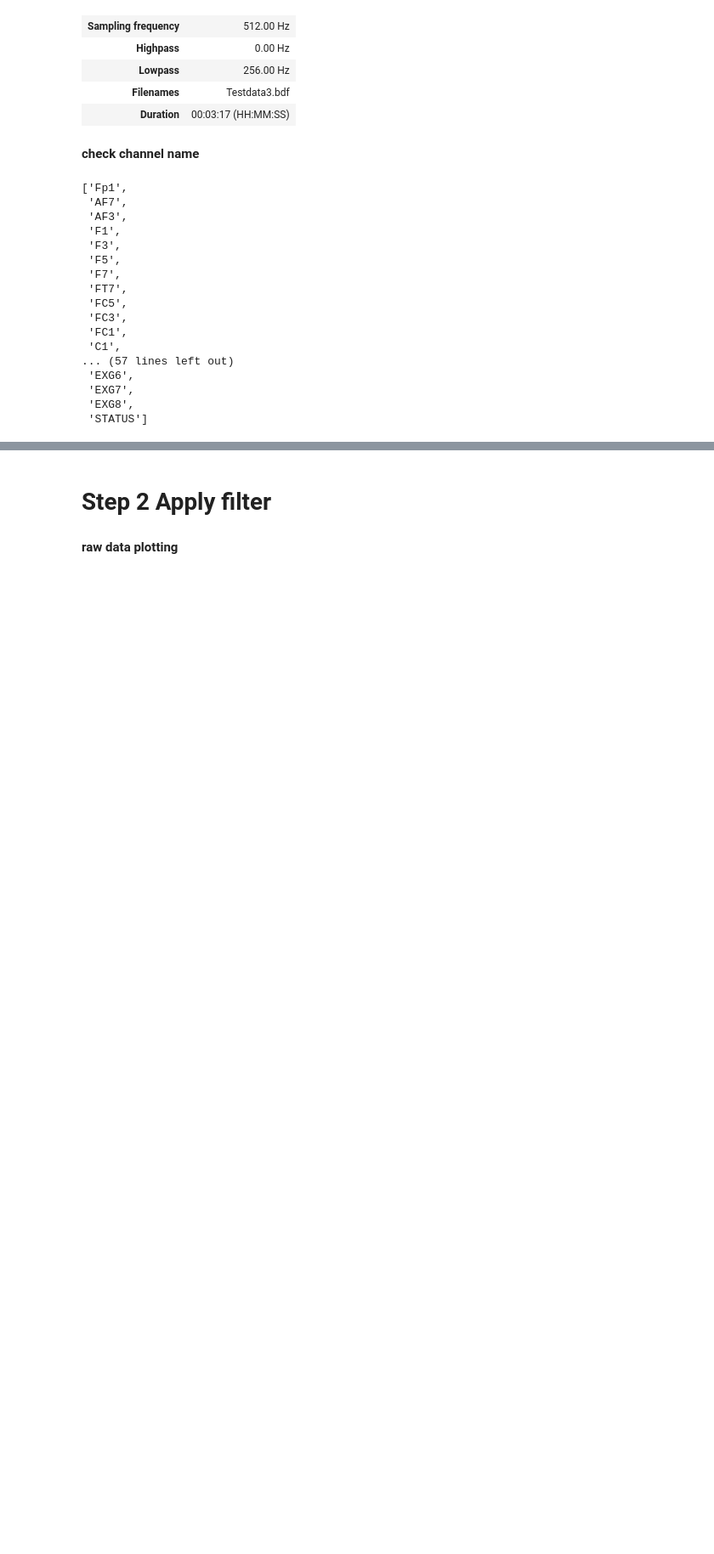
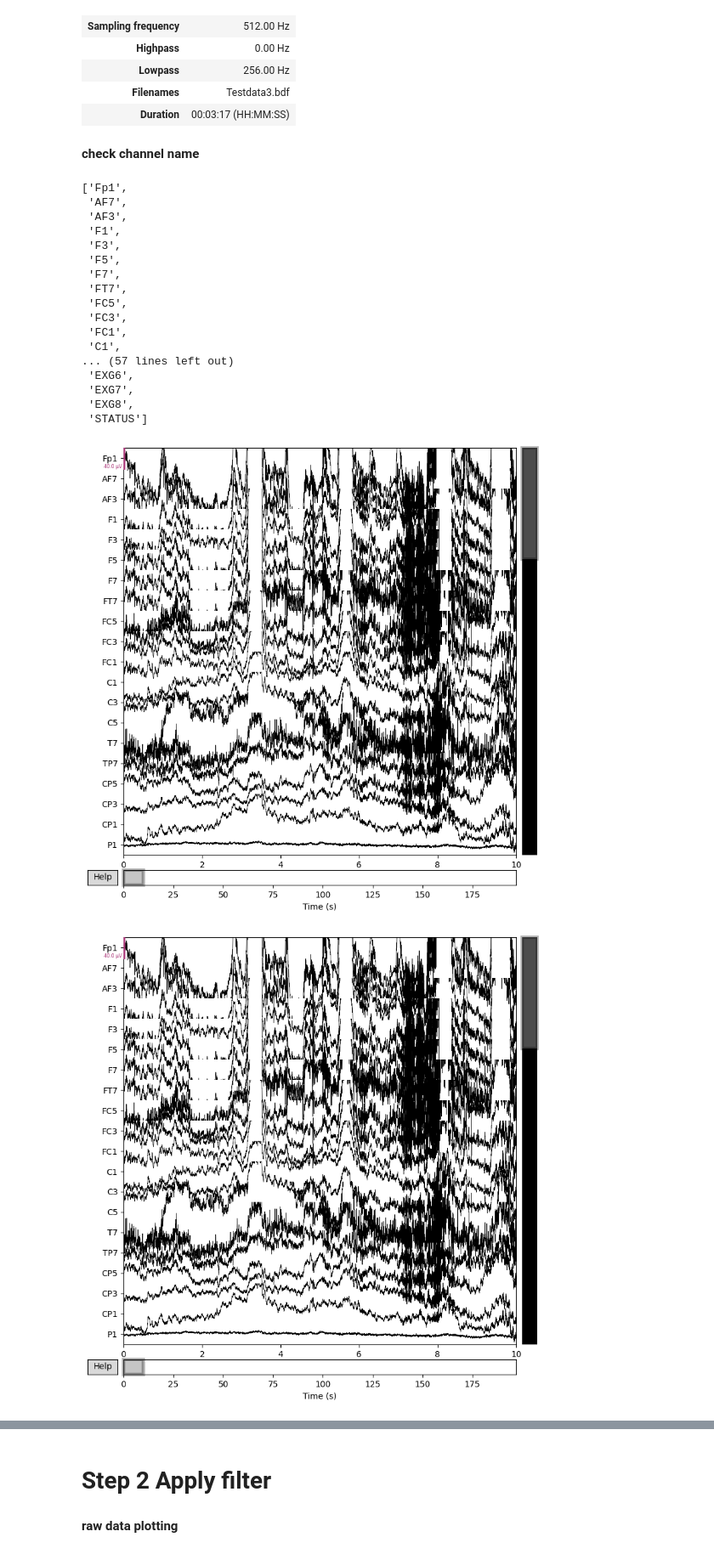
Before and after one commit to pipogood/BCI_Tutorial, a Jupyter notebook: SSVEP_offline.ipynb, the cells around one changed output, grey strips where cells are left out. Shown at 85% size. Drawn from its saved outputs; the diff is of its cells as text; code cells hidden in the pictures; blank space fills up the shorter version.

```diff
--- a/SSVEP_offline.ipynb
+++ b/SSVEP_offline.ipynb
@@ -94,3 +94,8 @@ raw.ch_names
  'EXG7',
  'EXG8',
  'STATUS']
+# %%
+raw.plot()
+# %% [output]
+[figure, added]
+[figure, added]
```
Also changed, not shown: parts of 1 cell of this notebook, 6 other files.
